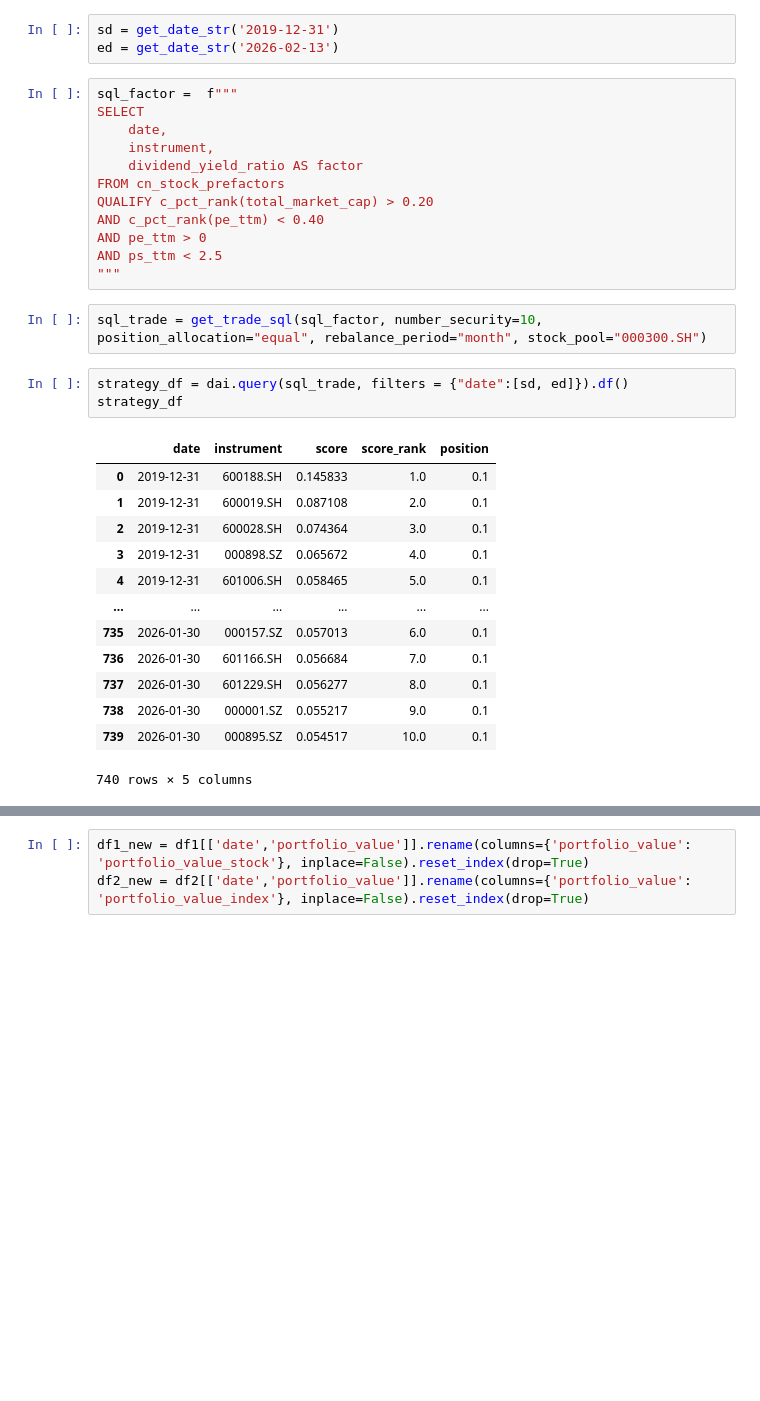
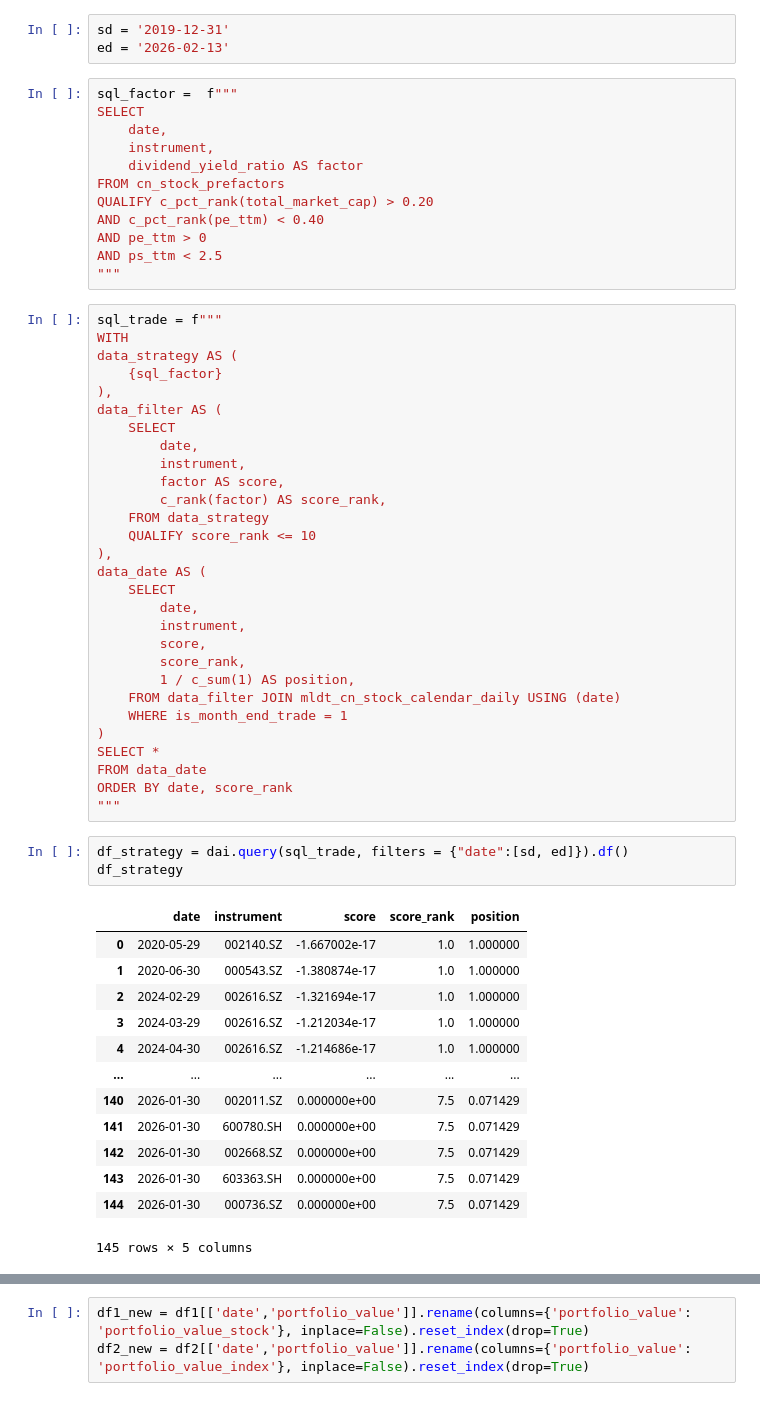
Before and after one commit to zhangfan9607243/BigQuant_Resources_Collection, a Jupyter notebook: BigQuant_Resources_Collection/Strategy_Collection/Combined_Strategies/Stock_Market_Neutral_Strategies/Stock_MN_Strategy_0001.ipynb, the cells around one changed output, grey strips where cells are left out. Cells and saved outputs as stored; diff of their text form; blank space fills up the shorter version.

```diff
--- a/BigQuant_Resources_Collection/Strategy_Collection/Combined_Strategies/Stock_Market_Neutral_Strategies/Stock_MN_Strategy_0001.ipynb
+++ b/BigQuant_Resources_Collection/Strategy_Collection/Combined_Strategies/Stock_Market_Neutral_Strategies/Stock_MN_Strategy_0001.ipynb
@@ -10,6 +11,6 @@ from Stock_Factor_Strategy_Tools import *
 # %%
-sd = get_date_str('2019-12-31')
-ed = get_date_str('2026-02-13')
+sd = '2019-12-31'
+ed = '2026-02-13'
 # %%
 sql_factor =  f"""
 SELECT
@@ -22,22 +23,49 @@ AND c_pct_rank(pe_ttm) < 0.40
 AND pe_ttm > 0
 AND ps_ttm < 2.5
 """
-# %%
-sql_trade = get_trade_sql(sql_factor, number_security=10, position_allocation="equal", rebalance_period="month", stock_pool="000300.SH")
+# %%
+sql_trade = f"""
+WITH
+data_strategy AS (
+    {sql_factor}
+),
+data_filter AS (
+    SELECT
+        date,
+        instrument,
+        factor AS score,
+        c_rank(factor) AS score_rank,
+    FROM data_strategy
+    QUALIFY score_rank <= 10
+),
+data_date AS (
+    SELECT
+        date,
+        instrument,
+        score,
+        score_rank,
+        1 / c_sum(1) AS position,
+    FROM data_filter JOIN mldt_cn_stock_calendar_daily USING (date)
+    WHERE is_month_end_trade = 1
+)
+SELECT *
+FROM data_date
+ORDER BY date, score_rank
+"""
 # %%
-strategy_df = dai.query(sql_trade, filters = {"date":[sd, ed]}).df()
-strategy_df
+df_strategy = dai.query(sql_trade, filters = {"date":[sd, ed]}).df()
+df_strategy
 # %% [output]
 |  | date | instrument | score | score_rank | position |
-| 0 | 2019-12-31 | 600188.SH | 0.145833 | 1.0 | 0.1 |
-| 1 | 2019-12-31 | 600019.SH | 0.087108 | 2.0 | 0.1 |
-| 2 | 2019-12-31 | 600028.SH | 0.074364 | 3.0 | 0.1 |
-| 3 | 2019-12-31 | 000898.SZ | 0.065672 | 4.0 | 0.1 |
-| 4 | 2019-12-31 | 601006.SH | 0.058465 | 5.0 | 0.1 |
+| 0 | 2020-05-29 | 002140.SZ | -1.667002e-17 | 1.0 | 1.000000 |
+| 1 | 2020-06-30 | 000543.SZ | -1.380874e-17 | 1.0 | 1.000000 |
+| 2 | 2024-02-29 | 002616.SZ | -1.321694e-17 | 1.0 | 1.000000 |
+| 3 | 2024-03-29 | 002616.SZ | -1.212034e-17 | 1.0 | 1.000000 |
+| 4 | 2024-04-30 | 002616.SZ | -1.214686e-17 | 1.0 | 1.000000 |
 | ... | ... | ... | ... | ... | ... |
-| 735 | 2026-01-30 | 000157.SZ | 0.057013 | 6.0 | 0.1 |
-| 736 | 2026-01-30 | 601166.SH | 0.056684 | 7.0 | 0.1 |
-| 737 | 2026-01-30 | 601229.SH | 0.056277 | 8.0 | 0.1 |
-| 738 | 2026-01-30 | 000001.SZ | 0.055217 | 9.0 | 0.1 |
-| 739 | 2026-01-30 | 000895.SZ | 0.054517 | 10.0 | 0.1 |
+| 140 | 2026-01-30 | 002011.SZ | 0.000000e+00 | 7.5 | 0.071429 |
+| 141 | 2026-01-30 | 600780.SH | 0.000000e+00 | 7.5 | 0.071429 |
+| 142 | 2026-01-30 | 002668.SZ | 0.000000e+00 | 7.5 | 0.071429 |
+| 143 | 2026-01-30 | 603363.SH | 0.000000e+00 | 7.5 | 0.071429 |
+| 144 | 2026-01-30 | 000736.SZ | 0.000000e+00 | 7.5 | 0.071429 |
-740 rows × 5 columns
+145 rows × 5 columns
```
Also changed, not shown: parts of 11 cells of this notebook, 13 other files.
